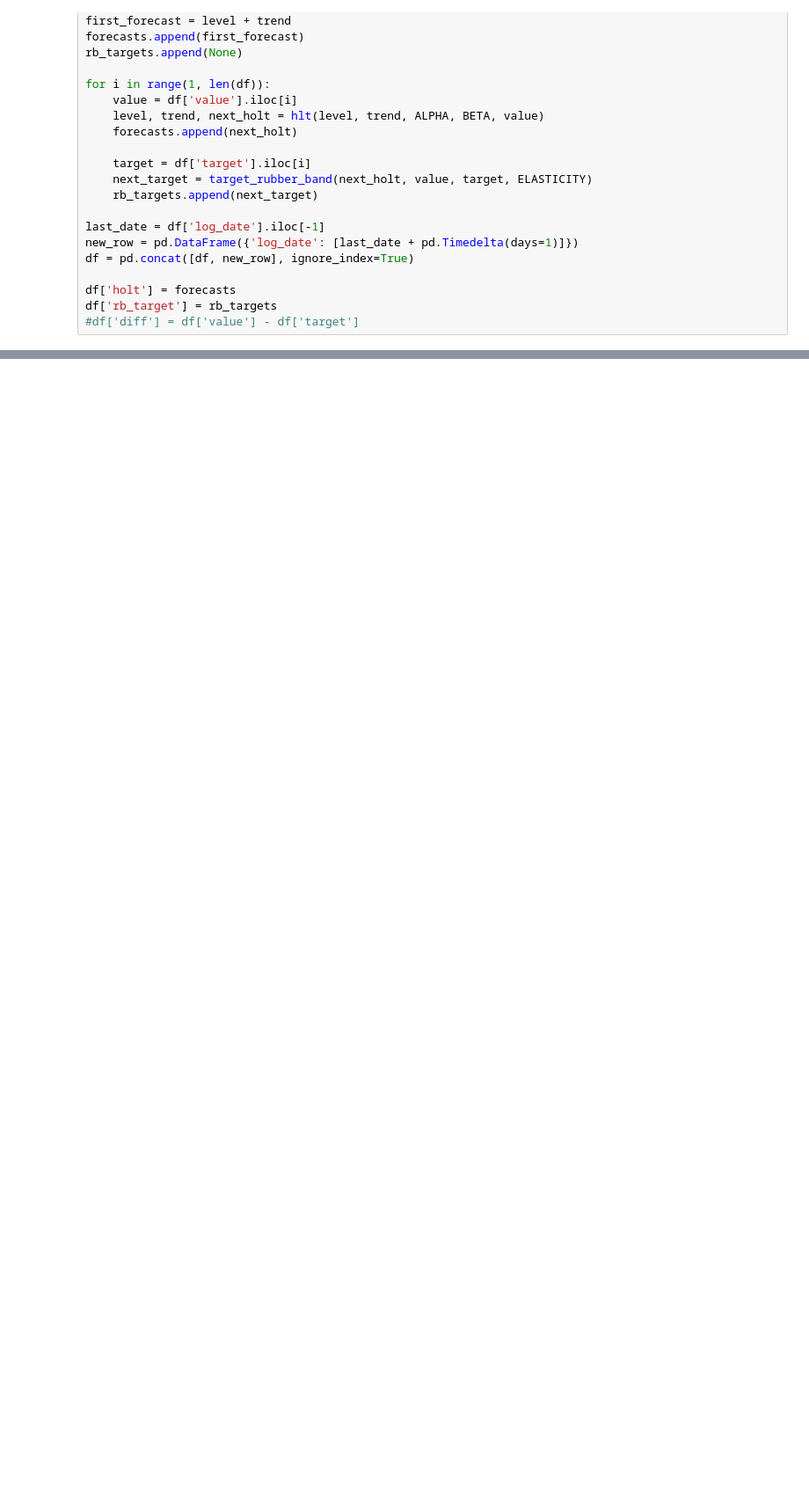
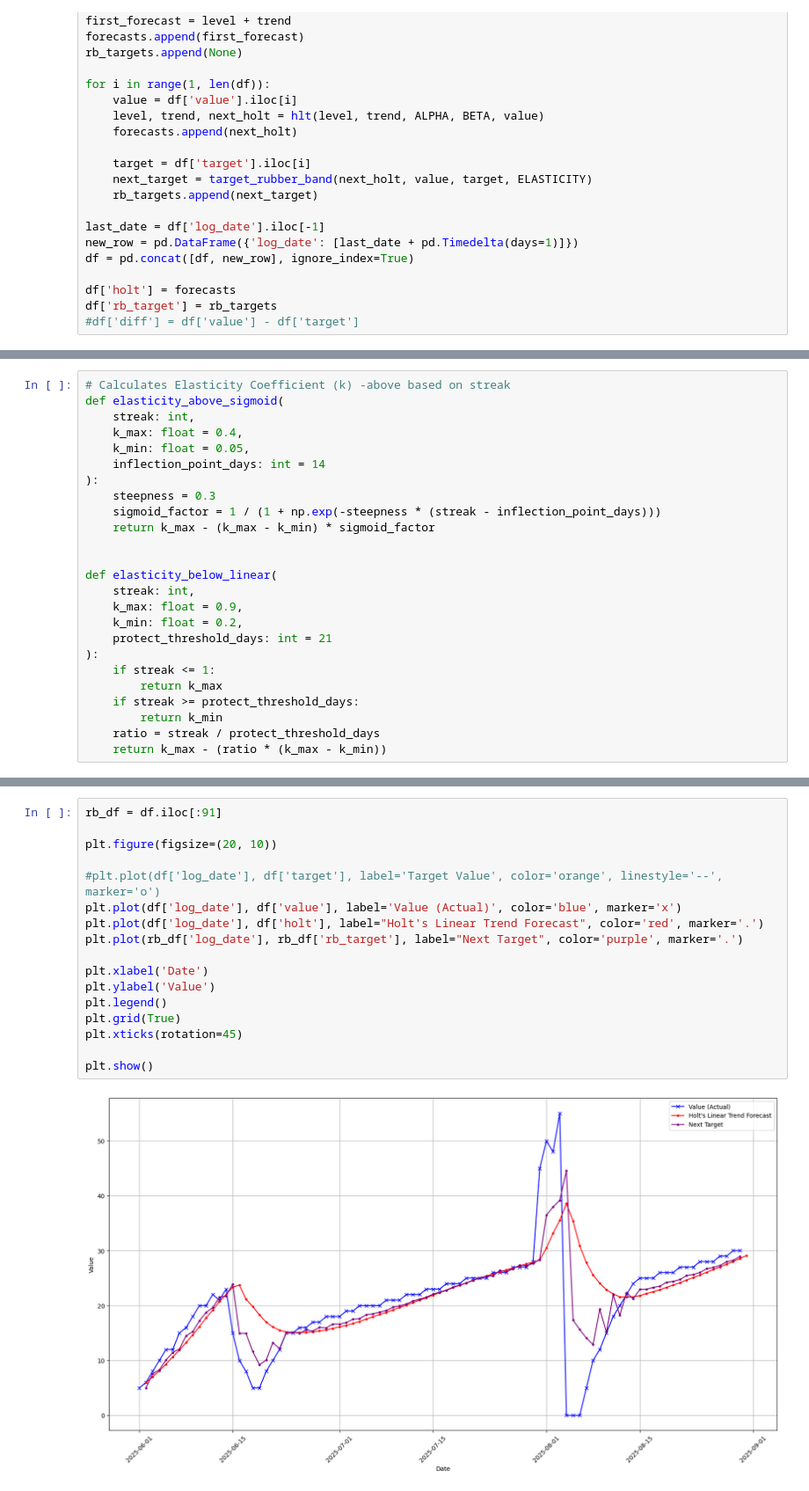
Before and after one commit to Linushas/adaptive-habits, a Jupyter notebook: services/habits-service/notebooks/experiments/01_exploring.ipynb, the cells around one changed output, grey strips where cells are left out. Shown: that part at 88% size. Cells and saved outputs as stored; diff of their text form; blank space fills up the shorter version.

```diff
--- a/services/habits-service/notebooks/experiments/01_exploring.ipynb
+++ b/services/habits-service/notebooks/experiments/01_exploring.ipynb
@@ -278,0 +398,25 @@ plt.show()
+# %%
+# Calculates Elasticity Coefficient (k) -above based on streak
+def elasticity_above_sigmoid(
+    streak: int,
+    k_max: float = 0.4,
+    k_min: float = 0.05,
+    inflection_point_days: int = 14
+):
+    steepness = 0.3
+    sigmoid_factor = 1 / (1 + np.exp(-steepness * (streak - inflection_point_days)))
+    return k_max - (k_max - k_min) * sigmoid_factor
+
+
+def elasticity_below_linear(
+    streak: int,
+    k_max: float = 0.9,
+    k_min: float = 0.2,
+    protect_threshold_days: int = 21
+):
+    if streak <= 1:
+        return k_max
+    if streak >= protect_threshold_days:
+        return k_min
+    ratio = streak / protect_threshold_days
+    return k_max - (ratio * (k_max - k_min))
@@ -278,0 +492,19 @@ plt.show()
+# %%
+rb_df = df.iloc[:91]
+
+plt.figure(figsize=(20, 10))
+
+#plt.plot(df['log_date'], df['target'], label='Target Value', color='orange', linestyle='--', marker='o')
+plt.plot(df['log_date'], df['value'], label='Value (Actual)', color='blue', marker='x')
+plt.plot(df['log_date'], df['holt'], label="Holt's Linear Trend Forecast", color='red', marker='.')
+plt.plot(rb_df['log_date'], rb_df['rb_target'], label="Next Target", color='purple', marker='.')
+
+plt.xlabel('Date')
+plt.ylabel('Value')
+plt.legend()
+plt.grid(True)
+plt.xticks(rotation=45)
+
+plt.show()
+# %% [output]
+[figure, added]
```
Also changed, not shown: parts of 18 cells of this notebook, 13 other files.
